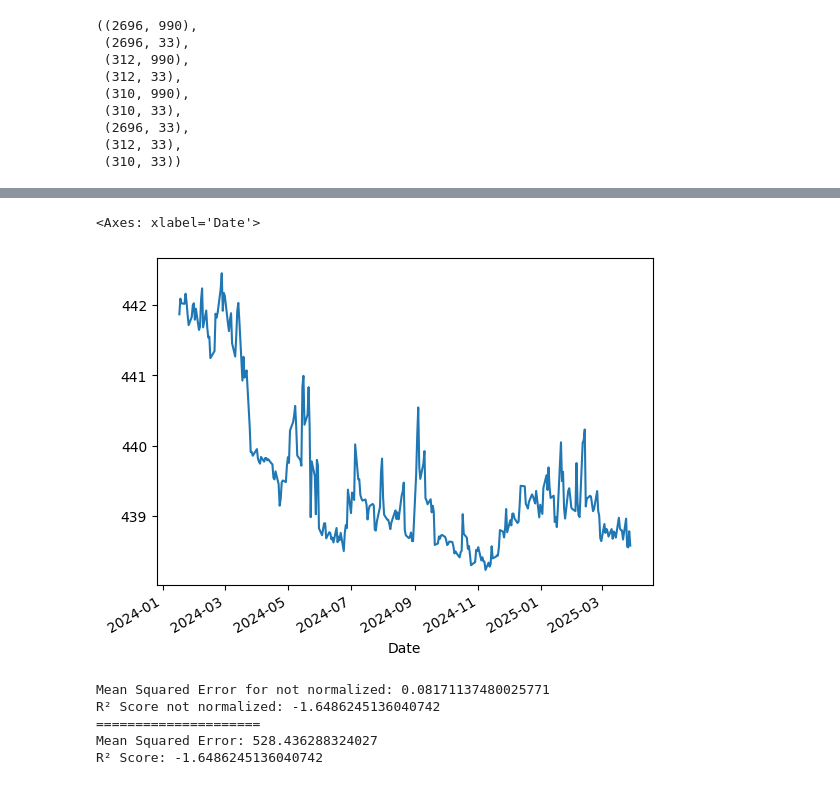
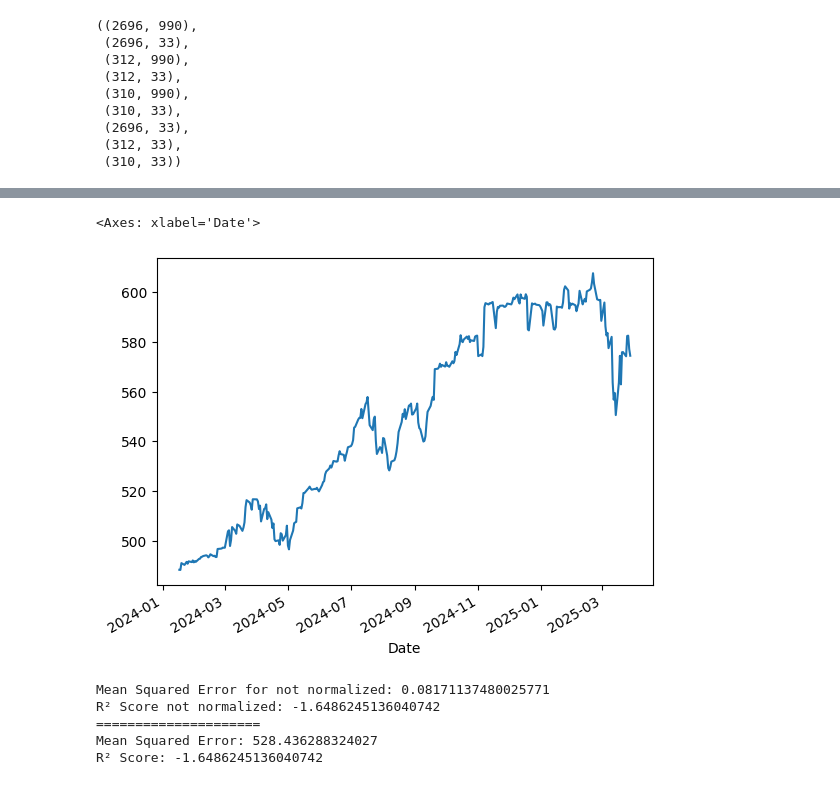
Before and after one commit to JingShelly/BA_Project, a Jupyter notebook: src/RandomForrest/Regression/rf_regression_first_price_scale.ipynb, the cells around one changed output, grey strips where cells are left out. Cells and saved outputs as stored; diff of their text form; code cells hidden in the pictures.

```diff
--- a/src/RandomForrest/Regression/rf_regression_first_price_scale.ipynb
+++ b/src/RandomForrest/Regression/rf_regression_first_price_scale.ipynb
@@ -150,13 +155,13 @@ rf.fit(X_train, y_train)
 # %%
 Y_pred = rf.predict(X_test)
-Y_pred_denorm = (Y_pred * test_std + test_mean)* first_prices.values
+Y_pred_denorm = (Y_pred * test_std.values + test_mean.values)* first_prices.values
 
 predicted_prices = pd.DataFrame(Y_pred_denorm, index=data.index[-len(Y_pred):], columns=data.columns)
 predicted_prices.index = data.index[-len(predicted_prices):]
 predicted_prices["SPY"].plot()
 # %% [output]
 <Axes: xlabel='Date'>
-[figure, old version]
+[figure, new version]
 # %%
 # SUMMARY
 y_test_denorm = y_test * first_prices.values
```
Also changed, not shown: parts of 5 cells of this notebook.
